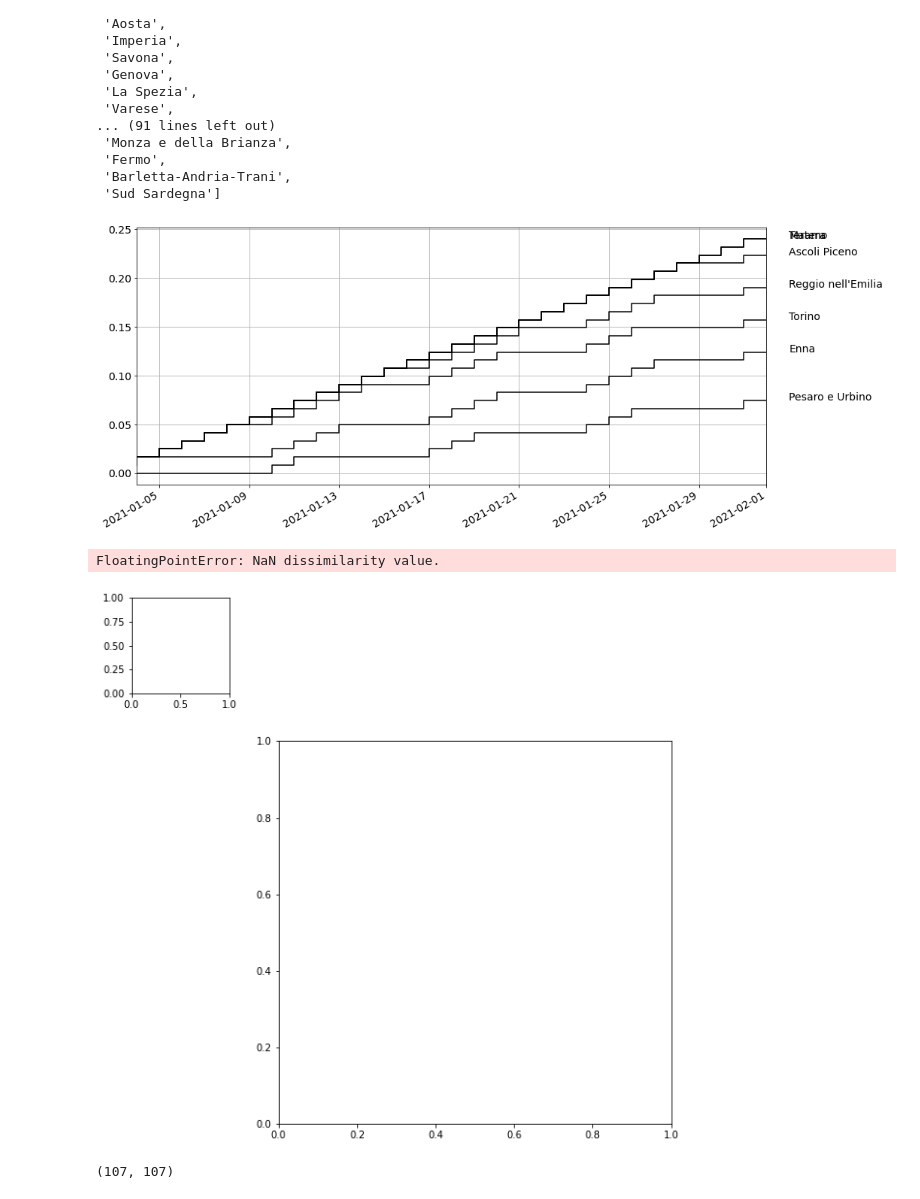
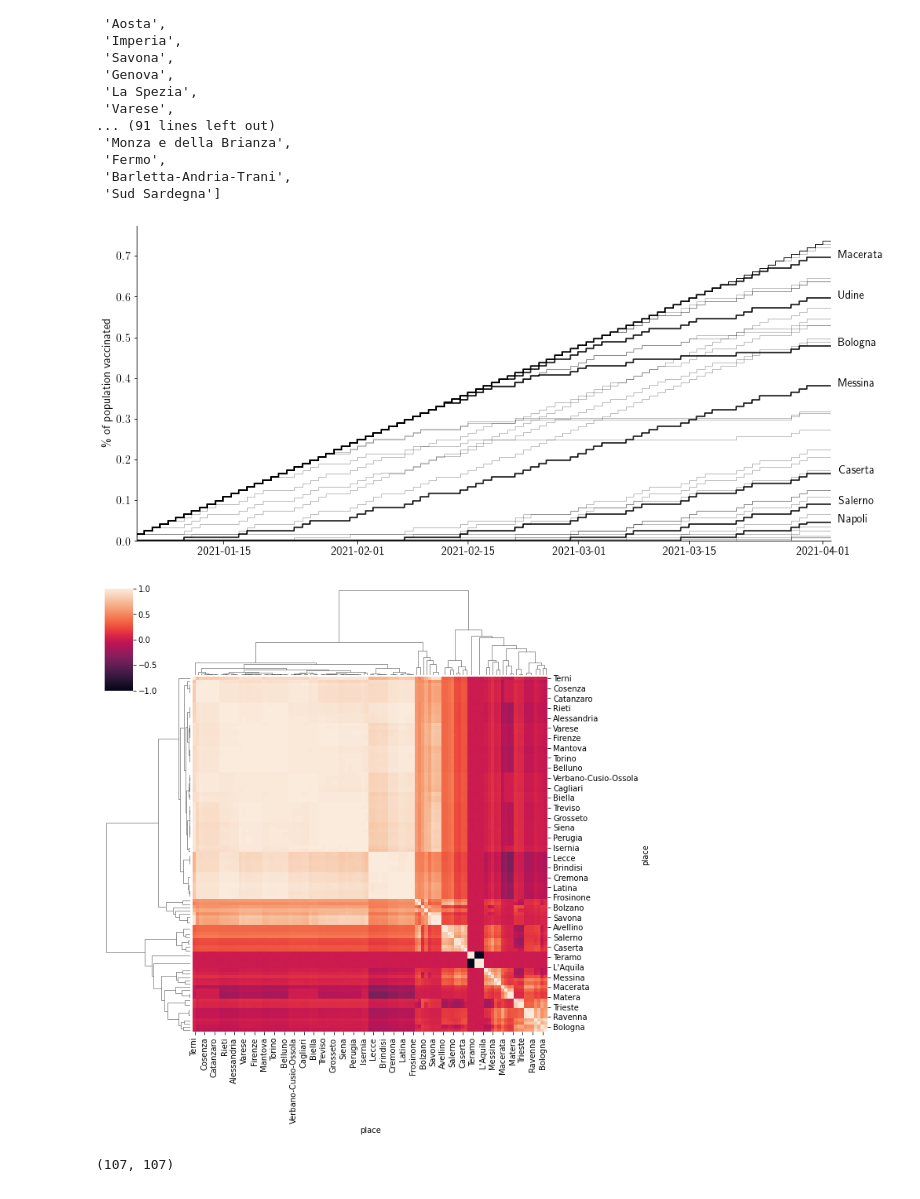
Before and after one commit to jcblemai/COVID-19_italy-vaccination-oc, a Jupyter notebook: analysis_ts.ipynb, the cells around one changed output. Saved outputs shown, nothing was run; the diff lists cells and outputs as text; code cells hidden in the pictures.

```diff
--- a/analysis_ts.ipynb
+++ b/analysis_ts.ipynb
@@ -22,7 +22,7 @@ baseline = None
 
 n_int_steps = 6
 nnodes = 107  # nodes
-ndays = 30
+ndays = 90
 
 setup = ItalySetup(nnodes, ndays, when)
 M = setup.nnodes
@@ -33,7 +33,7 @@ with open(f'italy-data/parameters_{nnodes}_{when}.pkl', 'rb') as inp:
 # %% [output]
 Loaded Italy Setup with 107 nodes.
 # %%
-filename = 'model_output/scenarios_102_30/U-r15-t1000000-id12-opi-107_30.csv'
+filename = 'model_output/scenarios_102_90/U-r15-t479700-id8-opi-107_90.csv'
 mydata = pd.read_csv(filename, index_col= 'date', parse_dates=True)
 maxvaccrate_regional, stockpile_national, stockpile_national_constraint, control_initial = build_scenario(setup, pick_scenario(setup, int(filename.split('-')[-3][2:])))
 mydata['valuepop'] = mydata['value'] / setup.pop_node[mydata['placeID']]
@@ -80,38 +79,47 @@ list(setup.ind2name)
 # %%
 fig, ax = plt.subplots(1,1, figsize = (15,7))
 i = 8
 st = states_names[i]
 
 selected = setup.ind2name
-selected = ['Matera',  'Teramo', 'Torino',  'Enna',  "Reggio nell'Emilia", 'Pesaro e Urbino', 'Ascoli Piceno']
+selected = ['Macerata',  'Udine', 'Messina', "Caserta", 'Salerno', 'Napoli', "Bologna"]
 
 col = sns.color_palette("rocket", 110)
 #ax.grid(True, 'major', 'x', ls='--', lw=.5, c='k', alpha=.3)
 
-for i, nd in enumerate(selected):
-    ax.step(mydata[(mydata['comp'] == 'vacc') & (mydata['place'] == nd)]['valuepop'].cumsum().index,
-            mydata[(mydata['comp'] == 'vacc') & (mydata['place'] == nd)]['valuepop'].cumsum(), c='k')
-    plt.text(setup.end_date,
-             max(mydata[(mydata['comp'] == 'vacc') & (mydata['place'] == nd)]['valuepop'].cumsum()),
-             nd, fontsize=14)
+for i, nd in enumerate(setup.ind2name):
+    if nd in selected:
+        ax.step(mydata[(mydata['comp'] == 'vacc') & (mydata['place'] == nd)]['valuepop'].cumsum().index,
+                mydata[(mydata['comp'] == 'vacc') & (mydata['place'] == nd)]['valuepop'].cumsum(), c='k')
+        plt.text(setup.end_date,
+                 max(mydata[(mydata['comp'] == 'vacc') & (mydata['place'] == nd)]['valuepop'].cumsum()),
+                 nd, fontsize=14)
+    else:
+        ax.step(mydata[(mydata['comp'] == 'vacc') & (mydata['place'] == nd)]['valuepop'].cumsum().index,
+                mydata[(mydata['comp'] == 'vacc') & (mydata['place'] == nd)]['valuepop'].cumsum(), c='k', alpha = .5, lw = .5)
+
+
 #ax.set_title(st + ' per pop per day');
-ax.grid()
+#ax.grid()
 ax.set_xlim(setup.start_date, setup.end_date-datetime.timedelta(1))
 #ax.legend(loc='upper left', fontsize=14)
-fig.autofmt_xdate()
+#fig.autofmt_xdate()
+ax.set_ylim(0)
 
-#ax.spines['top'].set_visible(False)
+
+ax.spines['top'].set_visible(False)
 #ax.spines['bottom'].set_visible(False)
-#ax.spines['right'].set_visible(False)
+ax.spines['right'].set_visible(False)
 #ax.spines['left'].set_visible(False)
 #ax.set_ylabel('Prop. vaccinated', fontsize=14);
 #ax.get_xaxis().tick_bottom()
 #ax.get_yaxis().tick_left();
 plt.xticks(fontsize=14)
 plt.yticks(fontsize=14);
+ax.set_ylabel('\% of population vaccinated')
 fig.savefig('figures/ts_optimal_selected.pdf')
 # %% [output]
-[figure, old version]
+[figure, new version]
 # %%
 corr_meat = mydata[(mydata['comp'] == 'vacc')].pivot(values = 'value', columns='place').corr(method='pearson')
 
@@ -124,8 +132,7 @@ fig = sns.clustermap(corr_meat,
 plt.setp(fig.ax_heatmap.xaxis.get_majorticklabels(), rotation=90);
 plt.setp(fig.ax_heatmap.yaxis.get_majorticklabels(), rotation=0);
 # %% [output]
-FloatingPointError: NaN dissimilarity value.
-[figure, old version]
+[figure, new version]
 # %%
 corr_meat.shape
 # %% [output]
```
Also changed, not shown: parts of 8 cells of this notebook, 5 other files.
